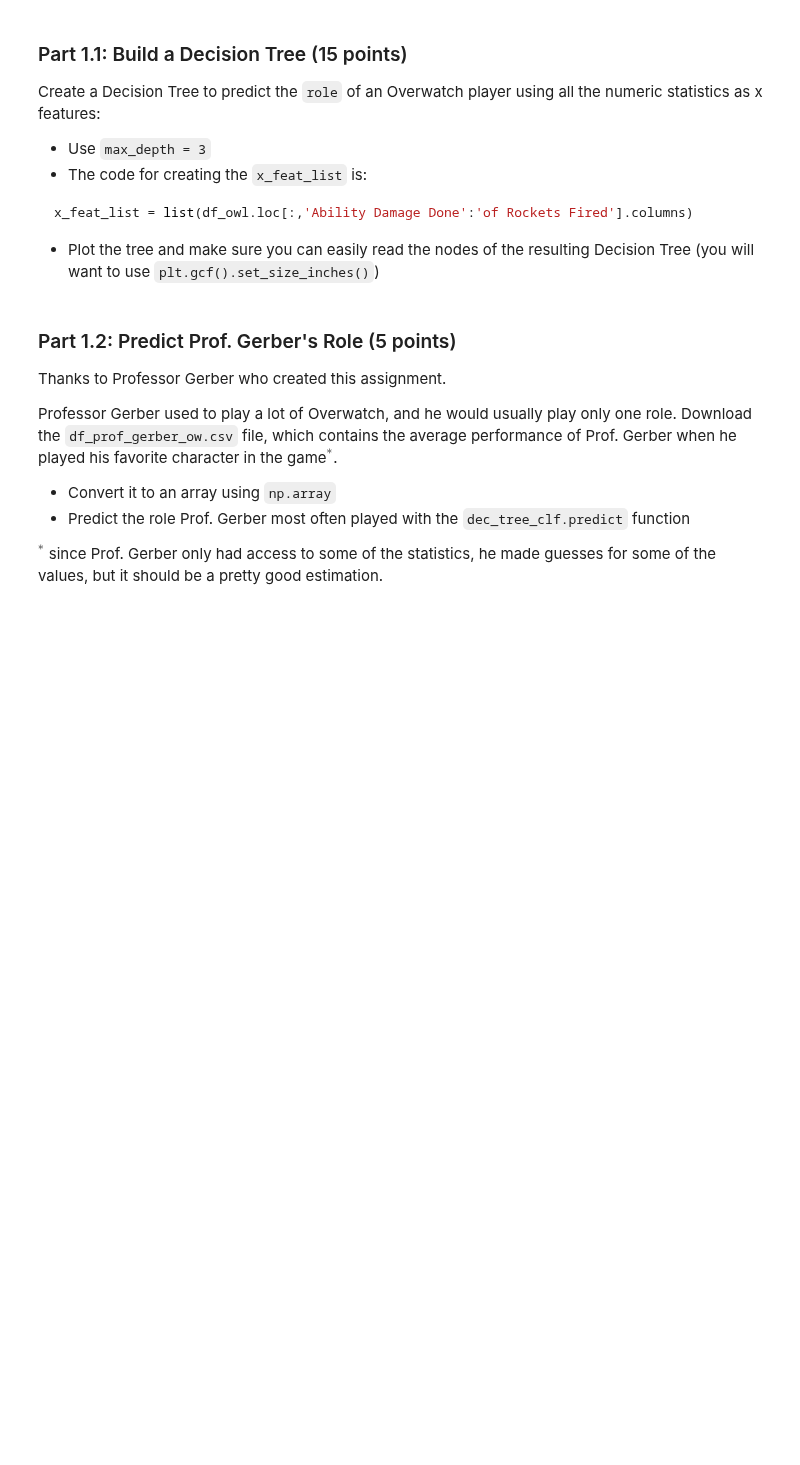
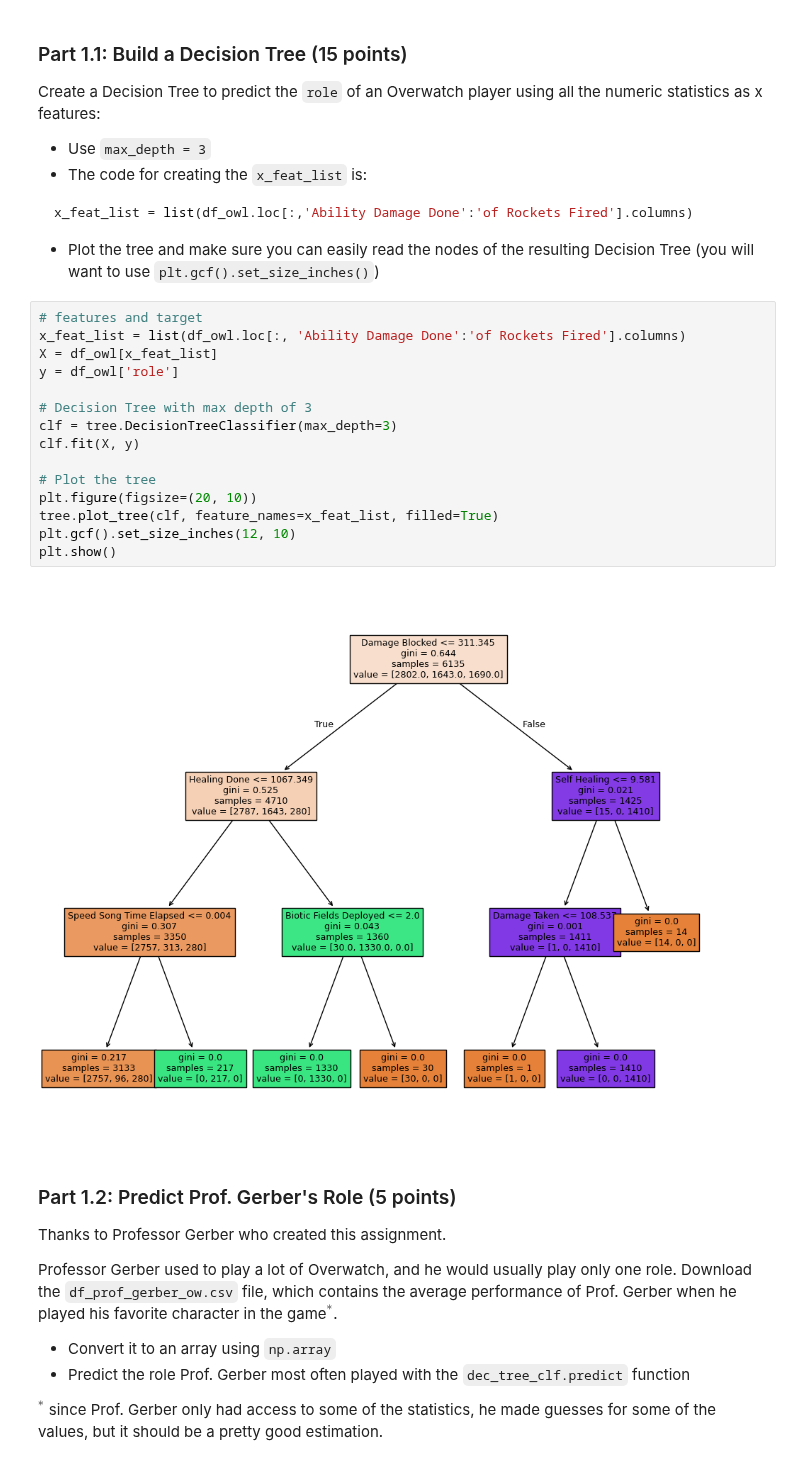
Before and after one commit to nickw0ng/DS3000, a Jupyter notebook: Homeworks/hw10.ipynb, the cells around one changed output. Cells and saved outputs as stored; diff of their text form; blank space fills up the shorter version.

````diff
--- a/Homeworks/hw10.ipynb
+++ b/Homeworks/hw10.ipynb
@@ -59,6 +59,23 @@ Create a Decision Tree to predict the `role` of an Overwatch player using all th
 x_feat_list = list(df_owl.loc[:,'Ability Damage Done':'of Rockets Fired'].columns)
 ```
 - Plot the tree and make sure you can easily read the nodes of the resulting Decision Tree (you will want to use `plt.gcf().set_size_inches()`)
+# %%
+# features and target
+x_feat_list = list(df_owl.loc[:, 'Ability Damage Done':'of Rockets Fired'].columns)
+X = df_owl[x_feat_list]
+y = df_owl['role']
+
+# Decision Tree with max depth of 3
+clf = tree.DecisionTreeClassifier(max_depth=3)
+clf.fit(X, y)
+
+# Plot the tree
+plt.figure(figsize=(20, 10))
+tree.plot_tree(clf, feature_names=x_feat_list, filled=True)
+plt.gcf().set_size_inches(12, 10)
+plt.show()
+# %% [output]
+[figure, added]
 # %% [markdown]
 ### Part 1.2: Predict Prof. Gerber's Role (5 points)
 
````
Also changed, not shown: parts of 11 cells of this notebook, 4 other files.
